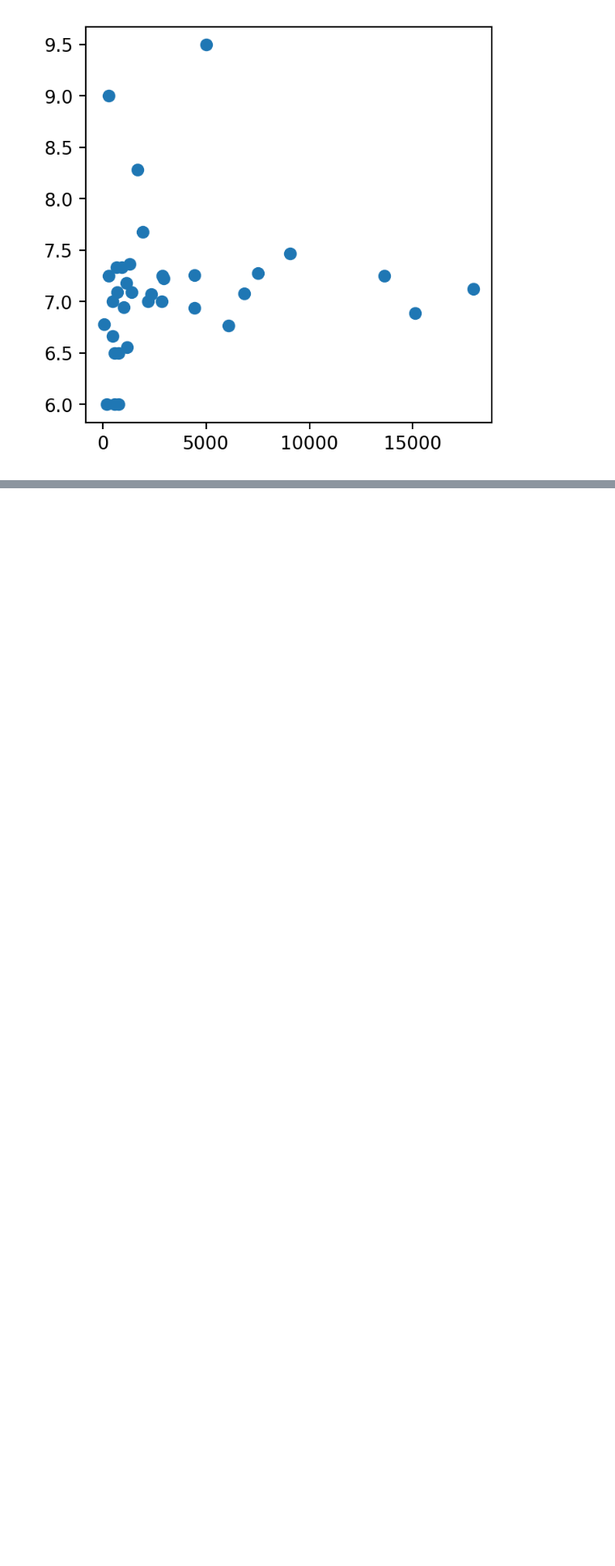
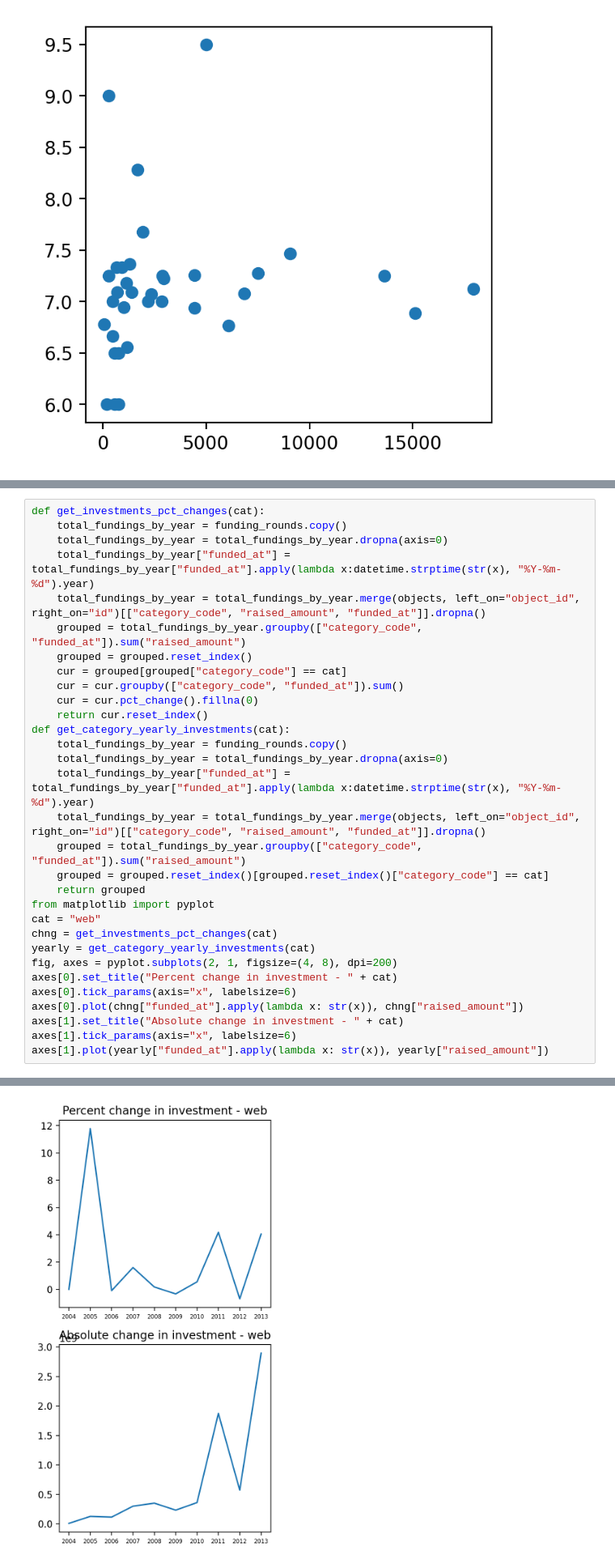
Before and after one commit to bartolomej/PR22_BK_LG_NS, a Jupyter notebook: notebook.ipynb, the cells around one changed output, grey strips where cells are left out. Shown at 81% size. Cells and saved outputs as stored; diff of their text form; blank space fills up the shorter version.

```diff
--- a/notebook.ipynb
+++ b/notebook.ipynb
@@ -164,0 +164,32 @@ Name: raised_amount, dtype: float64
+# %%
+def get_investments_pct_changes(cat):
+    total_fundings_by_year = funding_rounds.copy()
+    total_fundings_by_year = total_fundings_by_year.dropna(axis=0)
+    total_fundings_by_year["funded_at"] = total_fundings_by_year["funded_at"].apply(lambda x:datetime.strptime(str(x), "%Y-%m-%d").year)
+    total_fundings_by_year = total_fundings_by_year.merge(objects, left_on="object_id", right_on="id")[["category_code", "raised_amount", "funded_at"]].dropna()
+    grouped = total_fundings_by_year.groupby(["category_code", "funded_at"]).sum("raised_amount")
+    grouped = grouped.reset_index()
+    cur = grouped[grouped["category_code"] == cat]
+    cur = cur.groupby(["category_code", "funded_at"]).sum()
+    cur = cur.pct_change().fillna(0)
+    return cur.reset_index()
+def get_category_yearly_investments(cat):
+    total_fundings_by_year = funding_rounds.copy()
+    total_fundings_by_year = total_fundings_by_year.dropna(axis=0)
+    total_fundings_by_year["funded_at"] = total_fundings_by_year["funded_at"].apply(lambda x:datetime.strptime(str(x), "%Y-%m-%d").year)
+    total_fundings_by_year = total_fundings_by_year.merge(objects, left_on="object_id", right_on="id")[["category_code", "raised_amount", "funded_at"]].dropna()
+    grouped = total_fundings_by_year.groupby(["category_code", "funded_at"]).sum("raised_amount")
+    grouped = grouped.reset_index()[grouped.reset_index()["category_code"] == cat]
+    return grouped
+from matplotlib import pyplot
+cat = "web"
+chng = get_investments_pct_changes(cat)
+yearly = get_category_yearly_investments(cat)
+fig, axes = pyplot.subplots(2, 1, figsize=(4, 8), dpi=200)
+axes[0].set_title("Percent change in investment - " + cat)
+axes[0].tick_params(axis="x", labelsize=6)
+axes[0].plot(chng["funded_at"].apply(lambda x: str(x)), chng["raised_amount"])
+axes[1].set_title("Absolute change in investment - " + cat)
+axes[1].tick_params(axis="x", labelsize=6)
+axes[1].plot(yearly["funded_at"].apply(lambda x: str(x)), yearly["raised_amount"])
+# %% [output]
@@ -164,0 +197 @@ Name: raised_amount, dtype: float64
+[figure, added]
```
Also changed, not shown: parts of 6 cells of this notebook.
